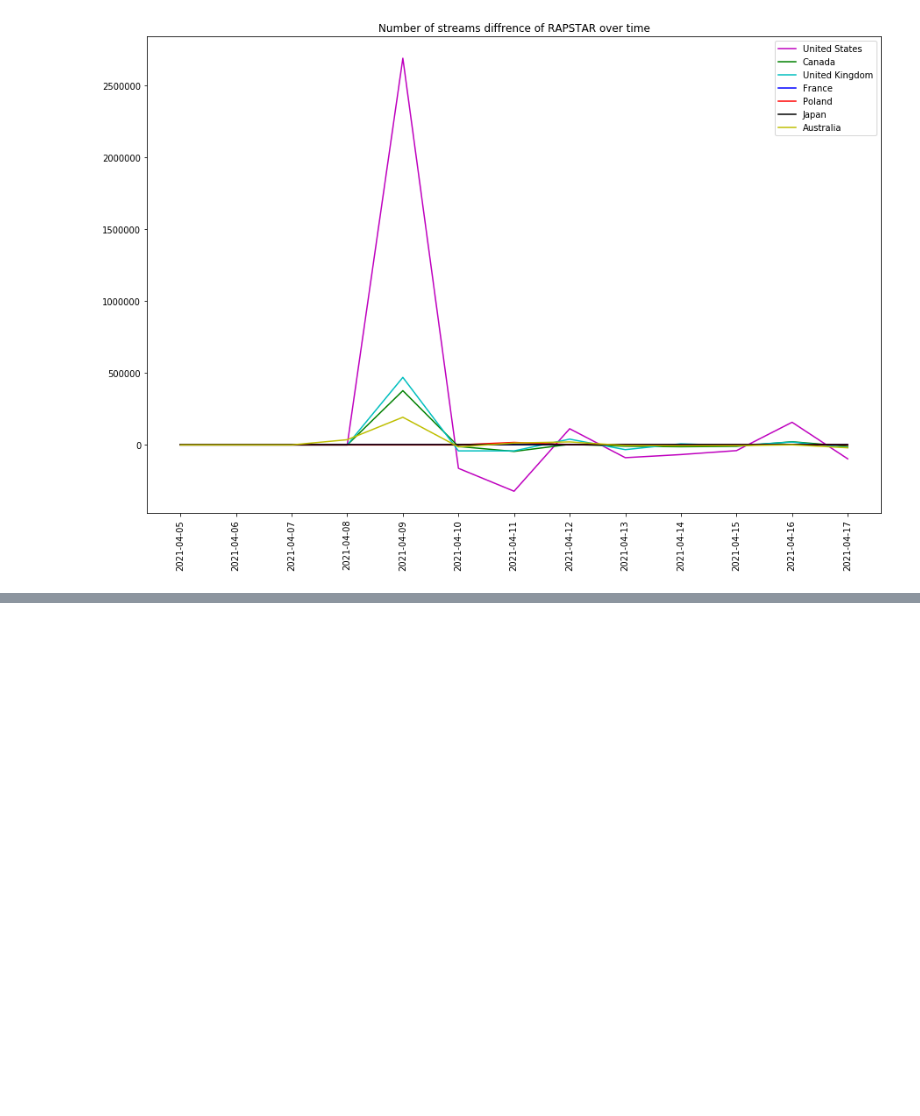
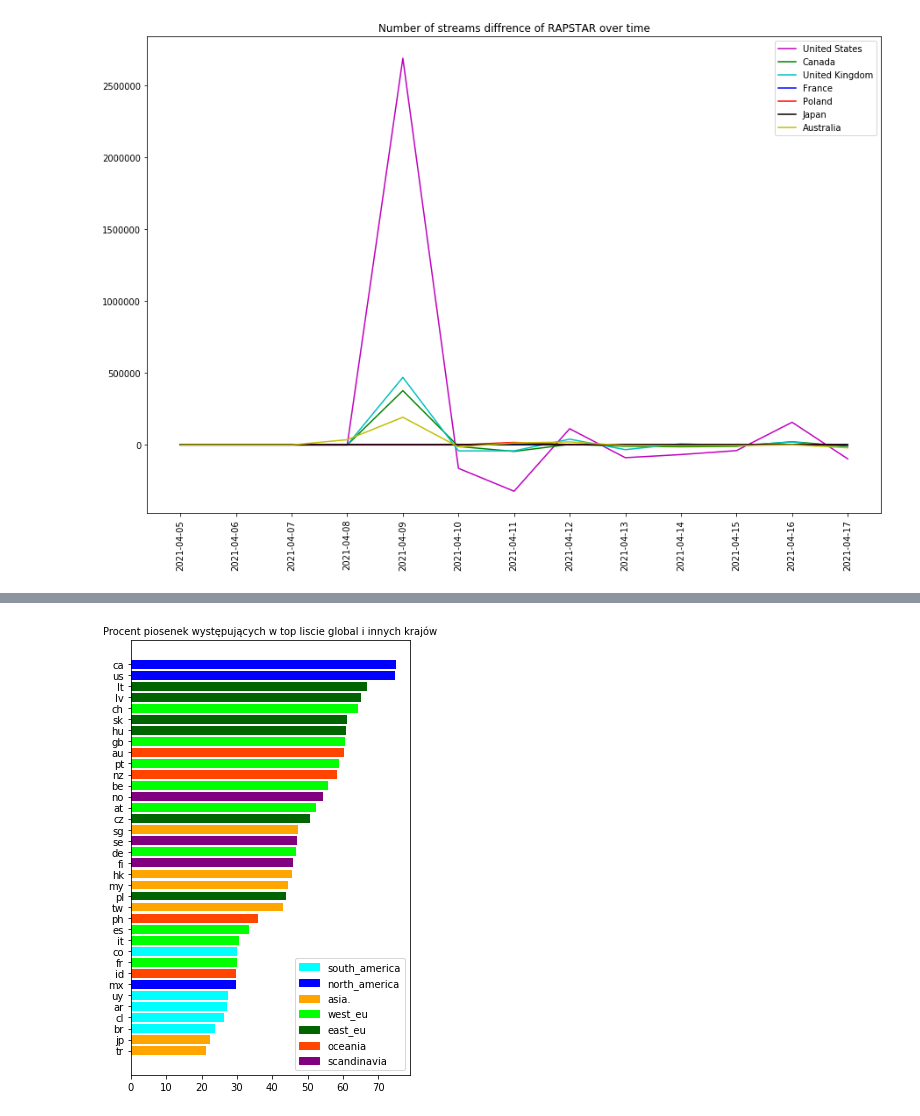
Before and after one commit to Andropogon/Eksploracja-Danych---Projekt, a Jupyter notebook: project_v1.ipynb, the cells around one changed output, grey strips where cells are left out. Cells and saved outputs as stored; diff of their text form; code cells hidden in the pictures; blank space fills up the shorter version.

```diff
--- a/project_v1.ipynb
+++ b/project_v1.ipynb
@@ -444,0 +516,4 @@ plot_incremental_song('RAPSTAR', out_dif)
+# %%
+similar_toplists_chart('global')
+# %% [output]
+[figure, added]
```
Also changed, not shown: parts of 10 cells of this notebook.
